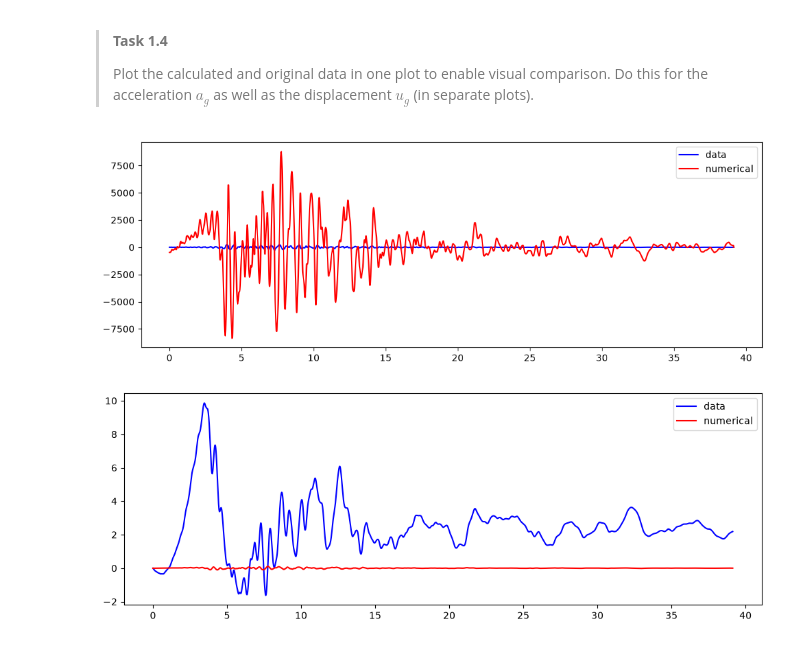
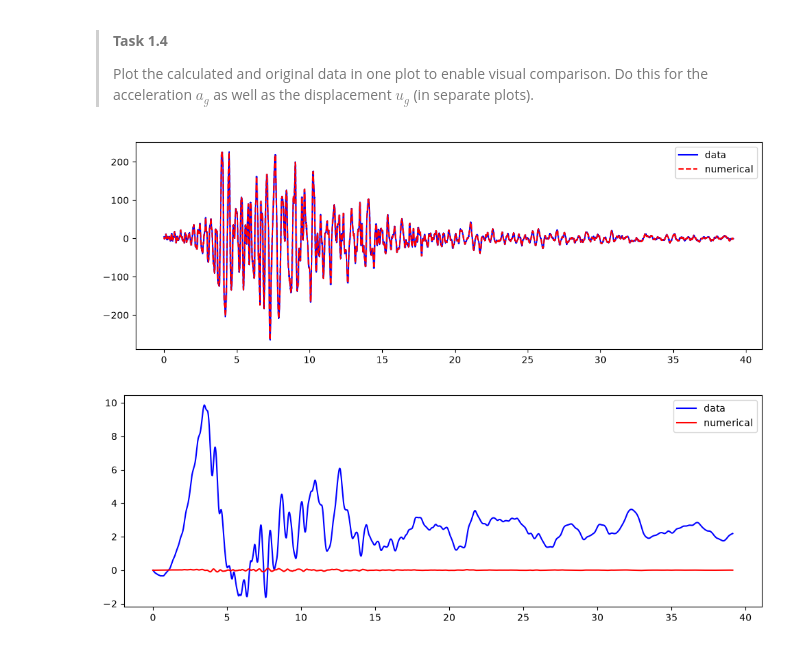
Before and after one commit to candicehabay11/GA1.2, a Jupyter notebook: 1Ddynamics.ipynb, the cells around one changed output. Saved outputs shown, nothing was run; the diff lists cells and outputs as text; code cells hidden in the pictures.

```diff
--- a/1Ddynamics.ipynb
+++ b/1Ddynamics.ipynb
@@ -114,4 +110,4 @@ As an exercise, we consider the earthquake ground velocity $v_g$ as the only giv
 
 ag_fd = np.zeros(num)
 for i in range(num-1) :
-    ag_fd[i] = (vg[i+1] + vg[i])/dt
+    ag_fd[i] = (vg[i+1] - vg[i])/dt
@@ -151,13 +144,13 @@ disp_tr = sum(ug_tr)
 # %%
 # Plotting ground acceleration
 
 plt.figure(figsize=(12, 4))
 plt.plot(t, ag, color="blue", label = "data")
-plt.plot(t, ag_fd, color = "red", label = "numerical")
+plt.plot(t, ag_fd, color = "red", label = "numerical", linestyle = 'dashed')
 plt.legend()
 plt.show()
 # %% [output]
-[figure, old version]
+[figure, new version]
 # %%
 # Plotting ground displacement
 
```
Also changed, not shown: parts of 3 cells of this notebook.
